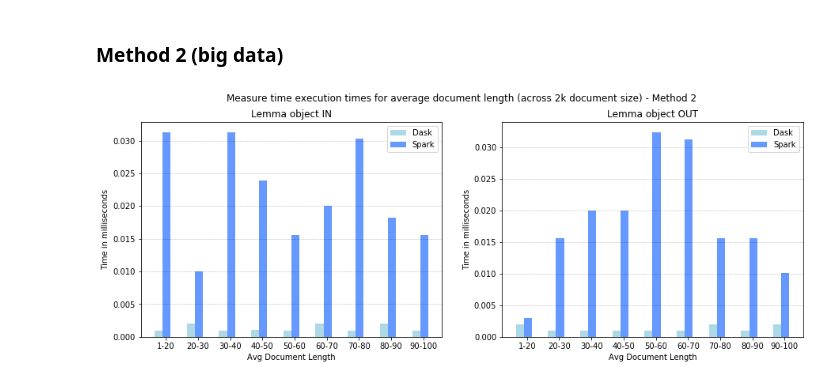
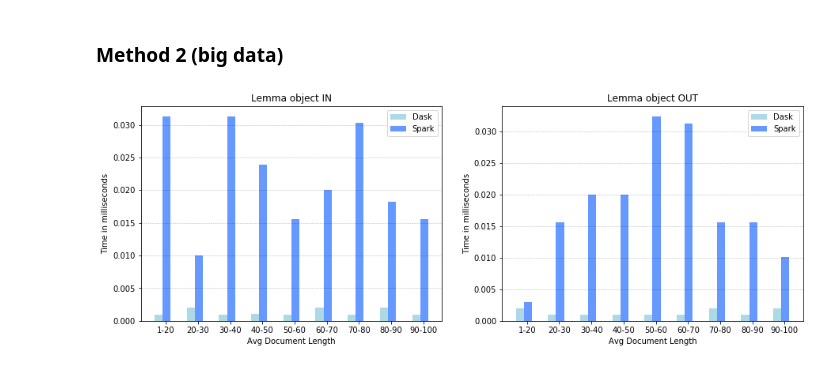
Before and after one commit to riwish/Big_Data_UvA, a Jupyter notebook: CreateLemmatizedCorpus.ipynb, the cells around one changed output. Drawn from its saved outputs; the diff is of its cells as text; code cells hidden in the pictures.

```diff
--- a/CreateLemmatizedCorpus.ipynb
+++ b/CreateLemmatizedCorpus.ipynb
@@ -739,32 +739,32 @@ length = 9
 x_labels = list(data['dask']['document_length']['global'].keys())
 
 # Set plot parameters
 fig, (ax1, ax2) = plt.subplots(1, 2)
-fig.suptitle("Measure time execution times for average document length (across 2k document size) - Method 2")
+# fig.suptitle("Measure time execution times for average document length (across 2k document size) - Method 2")
 fig.set_size_inches(15.0, 5.0, forward=True)
 width = 0.25 # width of bar
 
 x = np.arange(length)
 ax1.bar(x, np.asarray(list(data['dask']['document_length']['global'].values())), width, color='lightblue', label='Dask')
 ax1.bar(x + width, np.asarray(list(data['spark']['document_length']['global'].values())), width, color='#6699ff', label='Spark')
 
 ax1.set_ylabel('Time in milliseconds')
 ax1.set_xticks(x + width + width/2 - 0.15)
 ax1.set_xticklabels(x_labels)
 ax1.set_xlabel('Avg Document Length')
 ax1.set_title('Lemma object IN')
 ax1.legend()
 ax1.grid(True, 'major', 'y', ls='--', lw=.5, c='k', alpha=.3)
 
 ax2.bar(x, np.asarray(list(data['dask']['document_length']['no_global'].values())), width, color='lightblue', label='Dask')
 ax2.bar(x + width, np.asarray(list(data['spark']['document_length']['no_global'].values())), width, color='#6699ff', label='Spark')
 
 ax2.set_ylabel('Time in milliseconds')
 ax2.set_xticks(x + width + width/2 - 0.15)
 ax2.set_xticklabels(x_labels)
 ax2.set_xlabel('Avg Document Length')
 ax2.set_title('Lemma object OUT')
 ax2.legend()
 ax2.grid(True, 'major', 'y', ls='--', lw=.5, c='k', alpha=.3)
 # %% [output]
-[figure, old version]
+[figure, new version]
```
Also changed, not shown: parts of 1 cell of this notebook.
